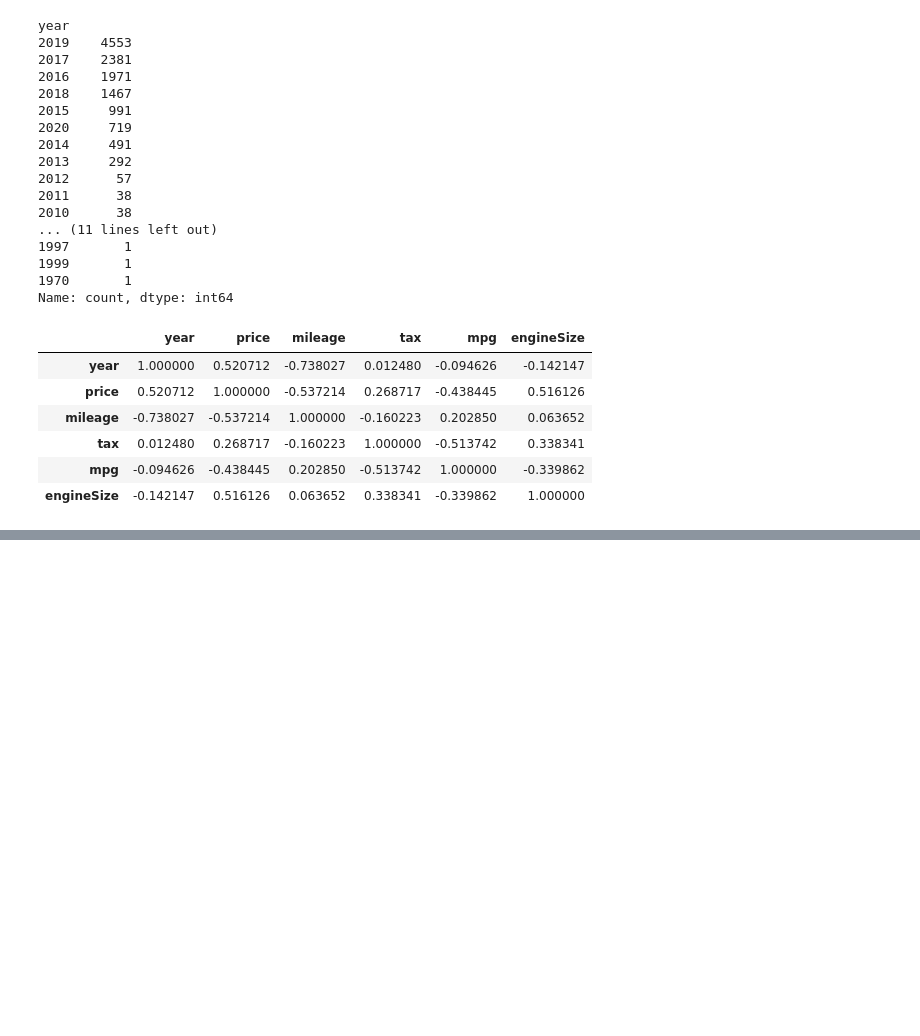
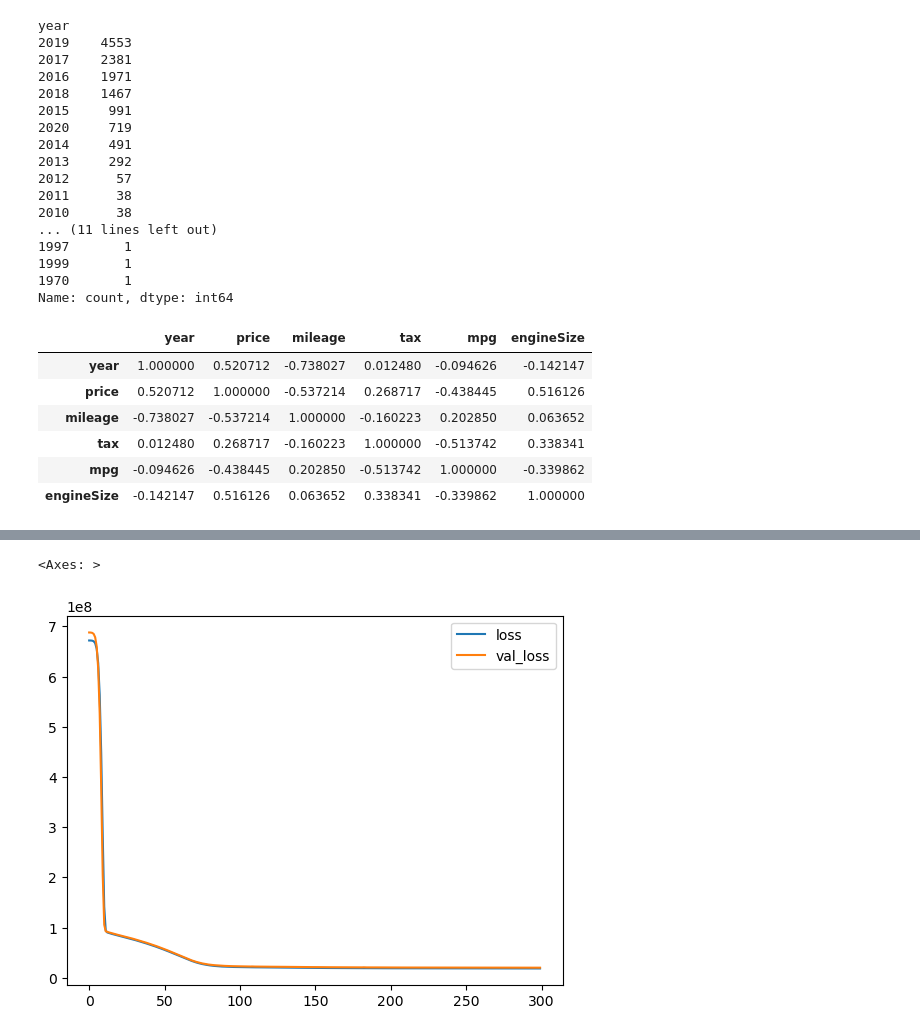
Before and after one commit to Yusufygc/Kurs-Calismalarim, a Jupyter notebook: BTK_Veri_Bilimi_Tensorflow/Tensorflow/2_ArabaFiyatAnalizi.ipynb, the cells around one changed output, grey strips where cells are left out. Drawn from its saved outputs; the diff is of its cells as text; code cells hidden in the pictures; blank space fills up the shorter version.

Commit message:
model egitimi ve tahmin

```diff
--- a/BTK_Veri_Bilimi_Tensorflow/Tensorflow/2_ArabaFiyatAnalizi.ipynb
+++ b/BTK_Veri_Bilimi_Tensorflow/Tensorflow/2_ArabaFiyatAnalizi.ipynb
@@ -110,0 +250,6 @@ dataFrame.select_dtypes(include=["number"]).corr() # korelasyon matrisini göste
+# %%
+from sklearn.preprocessing import MinMaxScaler
+scaler = MinMaxScaler()
+# %%
+X_train = scaler.fit_transform(X_train)  # eğitim verilerini ölçeklendirir
+X_test = scaler.transform(X_test)  # test verilerini ölçeklendirir
@@ -110,0 +265,14 @@ dataFrame.select_dtypes(include=["number"]).corr() # korelasyon matrisini göste
+# %%
+model = Sequential()  # model nesnesini oluşturur
+
+model.add(Dense(12, activation="relu"))  # ilk katmanı ekler
+model.add(Dense(12, activation="relu"))  # ilk katmanı ekler
+model.add(Dense(12, activation="relu"))  # ilk katmanı ekler
+model.add(Dense(12, activation="relu"))  # ilk katmanı ekler
+model.add(Dense(12, activation="relu"))  # ilk katmanı ekler
+
+model.add(Dense(1))  # çıkış katmanını ekler (fiyat tahmini için tek bir çıktı)
+
+model.compile(optimizer="adam", loss="mse")  # modeli derler, "adam" optimizasyon algoritmasını ve "mse" kayıp fonksiyonunu kullanır
+# %%
+model.fit(x=X_train,y= y_train,validation_data=(X_test,y_test), epochs=300, batch_size=250)  # modeli eğitir
@@ -110,0 +298,6 @@ dataFrame.select_dtypes(include=["number"]).corr() # korelasyon matrisini göste
+# %%
+lossData = pd.DataFrame(model.history.history)  # modelin eğitim geçmişini DataFrame'e dönüştürür
+lossData.plot()  # eğitim kaybını ve doğrulama kaybını gösterir
+# %% [output]
+<Axes: >
+[figure, added]
```
Also changed, not shown: parts of 26 cells of this notebook.
